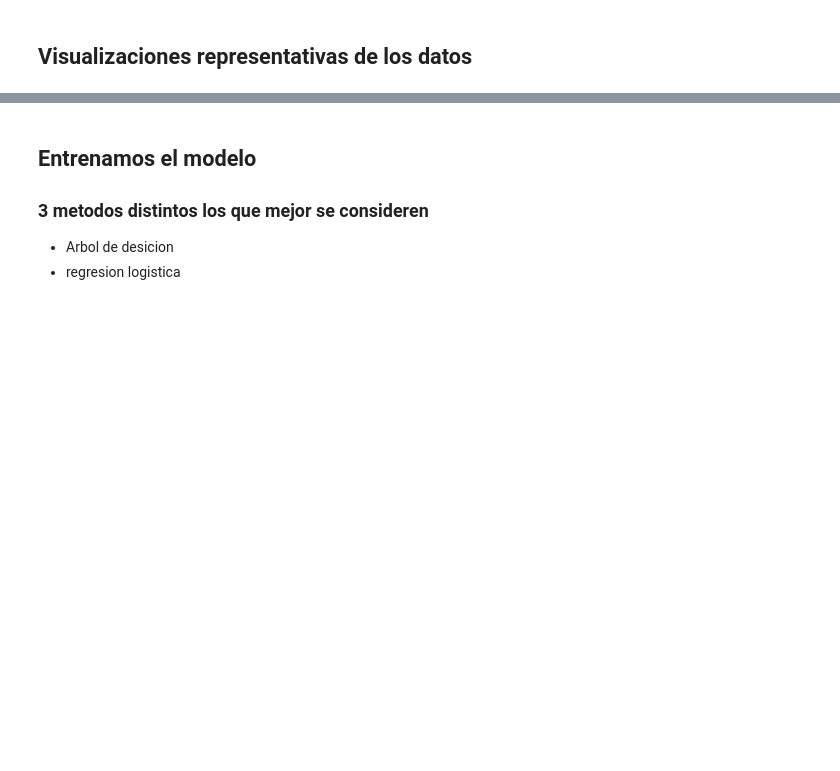
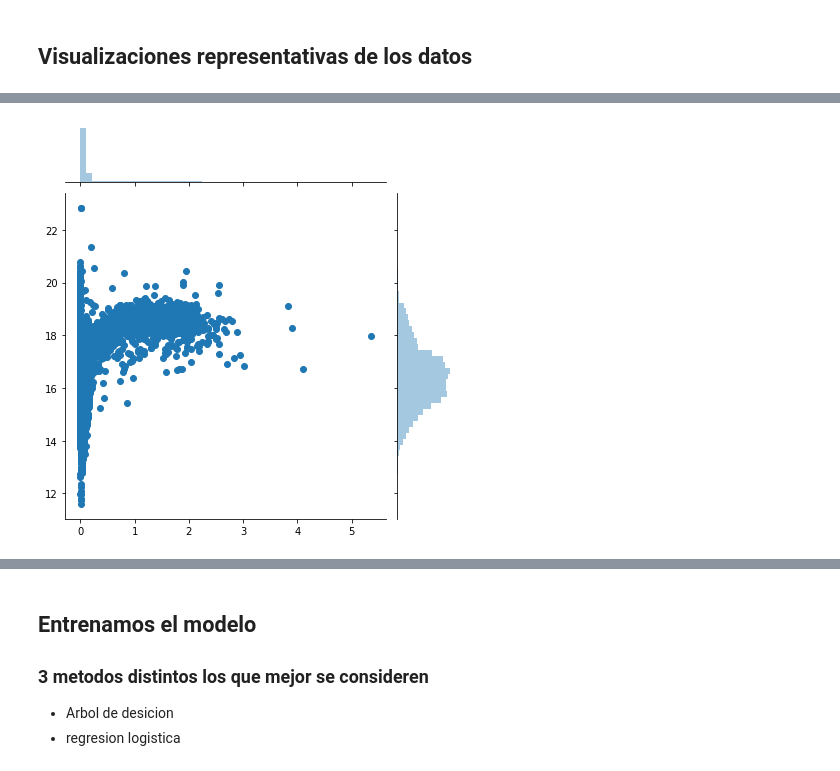
Before and after one commit to HeinzSch/Machine-Learning-Homework, a Jupyter notebook: Homework Astronomic.ipynb, the cells around one changed output, grey strips where cells are left out. Cells and saved outputs as stored; diff of their text form; code cells hidden in the pictures; blank space fills up the shorter version.

Commit message:
Vizualitation of distribution the data

```diff
--- a/Homework Astronomic.ipynb
+++ b/Homework Astronomic.ipynb
@@ -107,0 +114,5 @@ X.tail(5)
+# %%
+#proyeccion de redshift con dec
+sns.jointplot(X["redshift"].values, X["z"].values, data=X);
+# %% [output]
+[figure, added]
```
Also changed, not shown: parts of 13 cells of this notebook, 1 other file.
